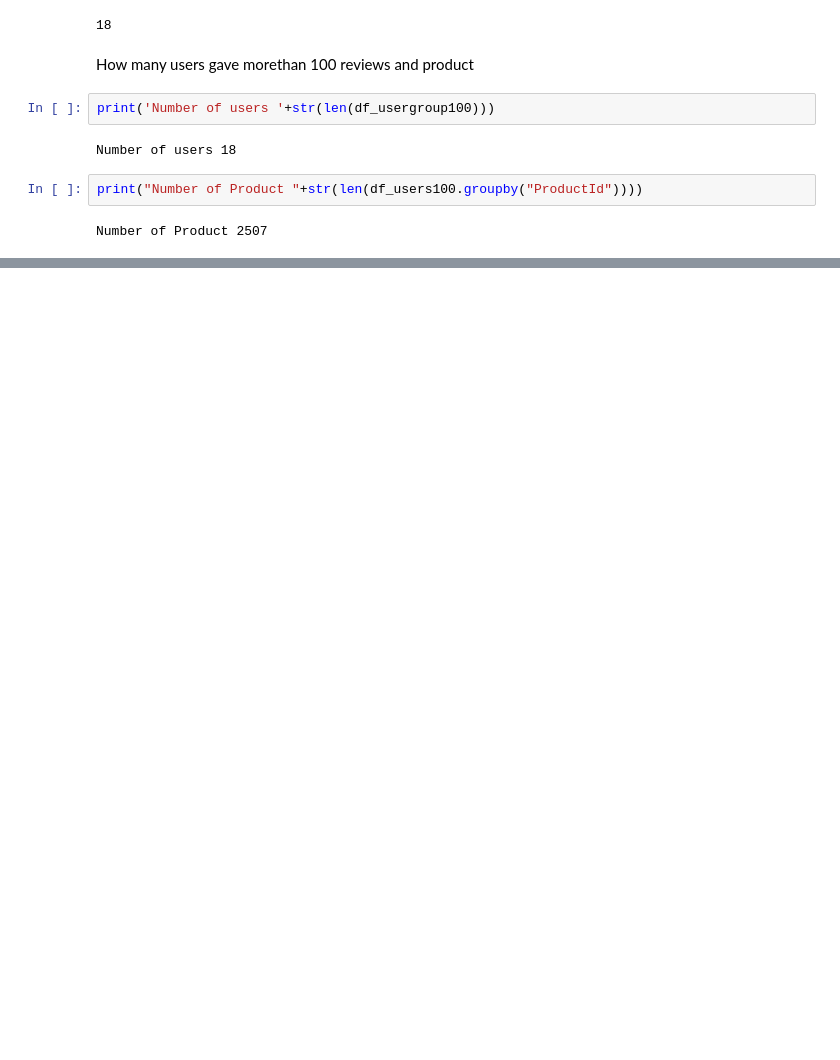
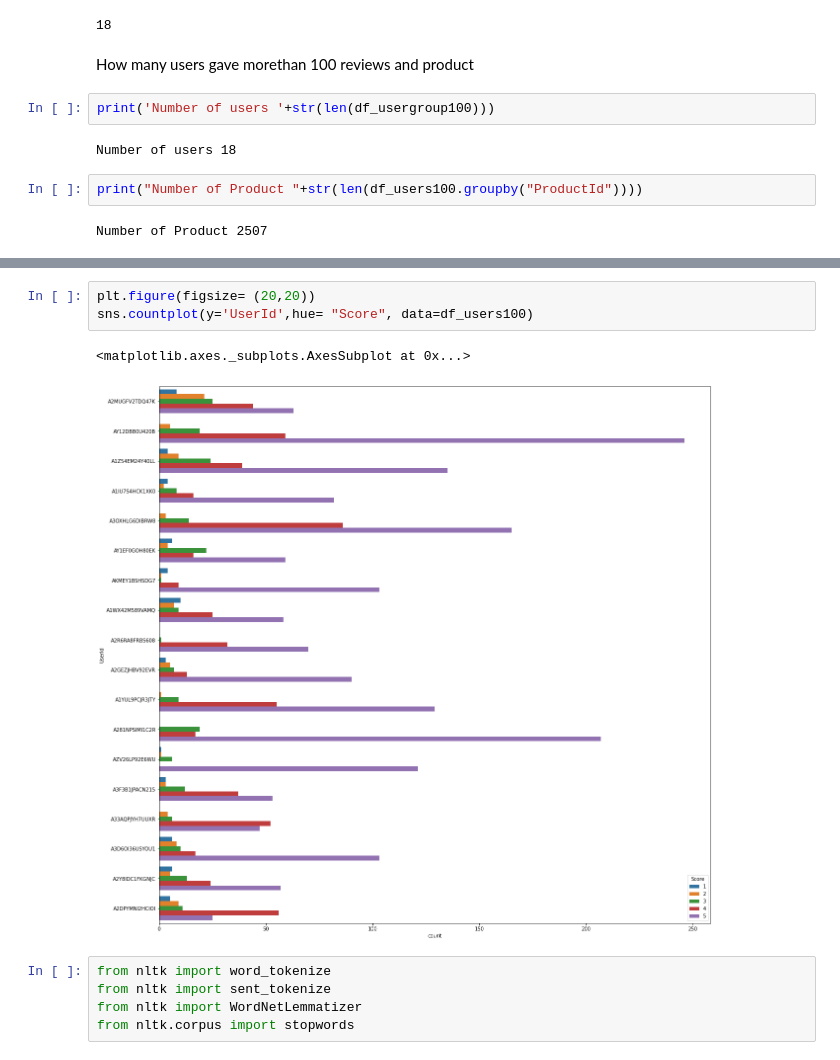
Before and after one commit to Jaise152/NLP, a Jupyter notebook: Data_Analysis_and_Visualization_of_Text_Dataset_using_Python.ipynb, the cells around one changed output, grey strips where cells are left out. Cells and saved outputs as stored; diff of their text form; blank space fills up the shorter version.

```diff
--- a/Data_Analysis_and_Visualization_of_Text_Dataset_using_Python.ipynb
+++ b/Data_Analysis_and_Visualization_of_Text_Dataset_using_Python.ipynb
@@ -199,0 +220,11 @@ Number of Product 2507
+# %%
+plt.figure(figsize= (20,20))
+sns.countplot(y='UserId',hue= "Score", data=df_users100)
+# %% [output]
+<matplotlib.axes._subplots.AxesSubplot at 0x...>
+[figure, added]
+# %%
+from nltk import word_tokenize
+from nltk import sent_tokenize
+from nltk import WordNetLemmatizer
+from nltk.corpus import stopwords
```
Also changed, not shown: parts of 19 cells of this notebook.
